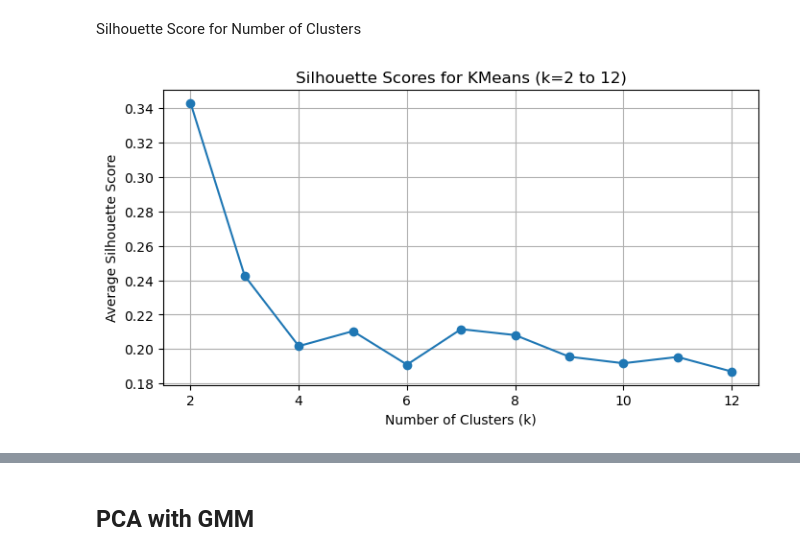
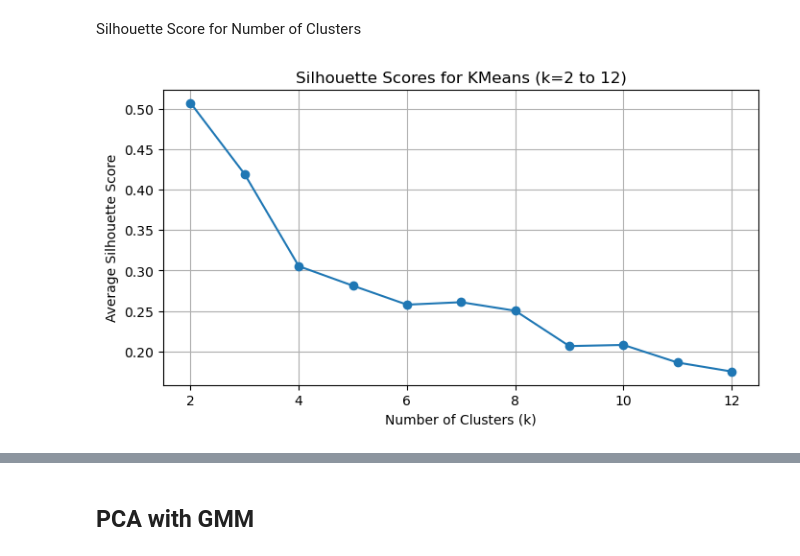
Before and after one commit to guri99uy/ST498_CAPSTONE, a Jupyter notebook: Notebooks/FLASH.ipynb, the cells around one changed output, grey strips where cells are left out. Cells and saved outputs as stored; diff of their text form; code cells hidden in the pictures.

```diff
--- a/Notebooks/FLASH.ipynb
+++ b/Notebooks/FLASH.ipynb
@@ -558,0 +535,3 @@ Name: count, dtype: int64
+# %%
+flash_trimmed = flash.drop(flash[flash['ID'] == 461].index)
+flash_trimmed = flash_trimmed.drop(flash[flash['ID'] == 314].index)
@@ -561,29 +701,29 @@ Silhouette Score for Number of Clusters
 # %%
 
 # Suppose X is your *scaled* feature matrix used for clustering,
 # e.g. combined_features_scaled_24_comp_tuned from your PCA or FFT approach.
 
 silhouette_scores = []
 clusters_range = range(2, 13)  # 2 to 12
 
 for k in clusters_range:
     kmeans = KMeans(n_clusters=k, random_state=42)
 
-    labels = kmeans.fit_predict(combined_features_scaled)
+    labels = kmeans.fit_predict(pca_scores)
     # Compute average silhouette score for this k
-    sil_score = silhouette_score(combined_features_scaled, labels)
+    sil_score = silhouette_score(pca_scores, labels)
     silhouette_scores.append(sil_score)
 
 # Plot the silhouette scores
 plt.figure(figsize=(8, 4))
 plt.plot(list(clusters_range), silhouette_scores, marker='o')
 plt.title("Silhouette Scores for KMeans (k=2 to 12)")
 plt.xlabel("Number of Clusters (k)")
 plt.ylabel("Average Silhouette Score")
 plt.grid(True)
 plt.show()
 # %% [output]
-[figure, old version]
+[figure, new version]
 # %%
 # ---------------------------------------------------------------------------
 # Let's assume you have a final KMeans model trained on X (scaled features),
```
Also changed, not shown: parts of 7 cells of this notebook.
